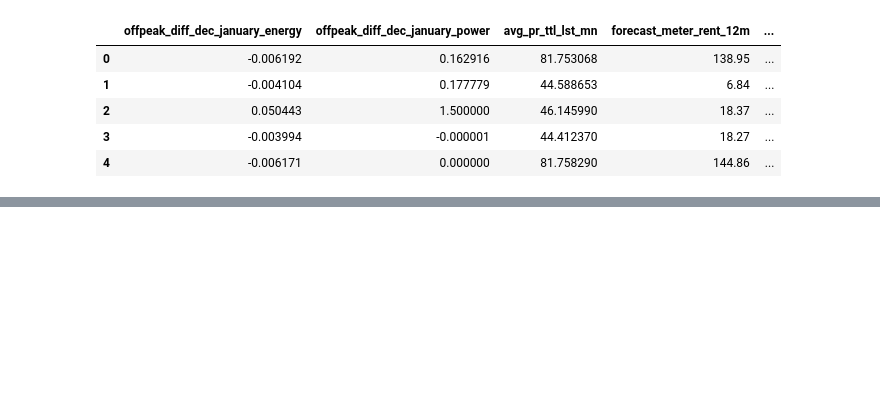
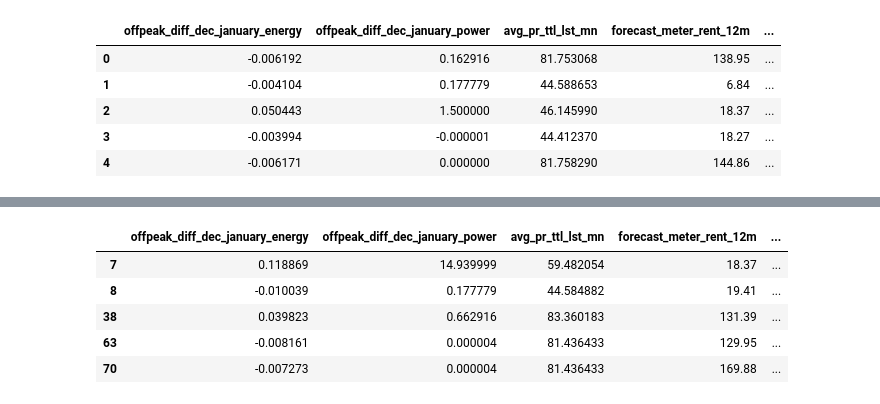
Before and after one commit to nug-12/BCG_Data_Virtual_Experience, a Jupyter notebook: BCG_eda_feature_engineering.ipynb, the cells around one changed output, grey strips where cells are left out. Cells and saved outputs as stored; diff of their text form; code cells hidden in the pictures; blank space fills up the shorter version.

```diff
--- a/BCG_eda_feature_engineering.ipynb
+++ b/BCG_eda_feature_engineering.ipynb
@@ -751,0 +755,10 @@ sns.barplot(x=feature_importance, y=feature_importance.index)
+# %%
+df_ft_disc = df_ft.loc[df_ft['churn']==1]
+df_ft_disc.head()
+# %% [output]
+|  | offpeak_diff_dec_january_energy | offpeak_diff_dec_january_power | avg_pr_ttl_lst_mn | forecast_meter_rent_12m | ... |
+| 7 | 0.118869 | 14.939999 | 59.482054 | 18.37 | ... |
+| 8 | -0.010039 | 0.177779 | 44.584882 | 19.41 | ... |
+| 38 | 0.039823 | 0.662916 | 83.360183 | 131.39 | ... |
+| 63 | -0.008161 | 0.000004 | 81.436433 | 129.95 | ... |
+| 70 | -0.007273 | 0.000004 | 81.436433 | 169.88 | ... |
```
Also changed, not shown: parts of 12 cells of this notebook.
